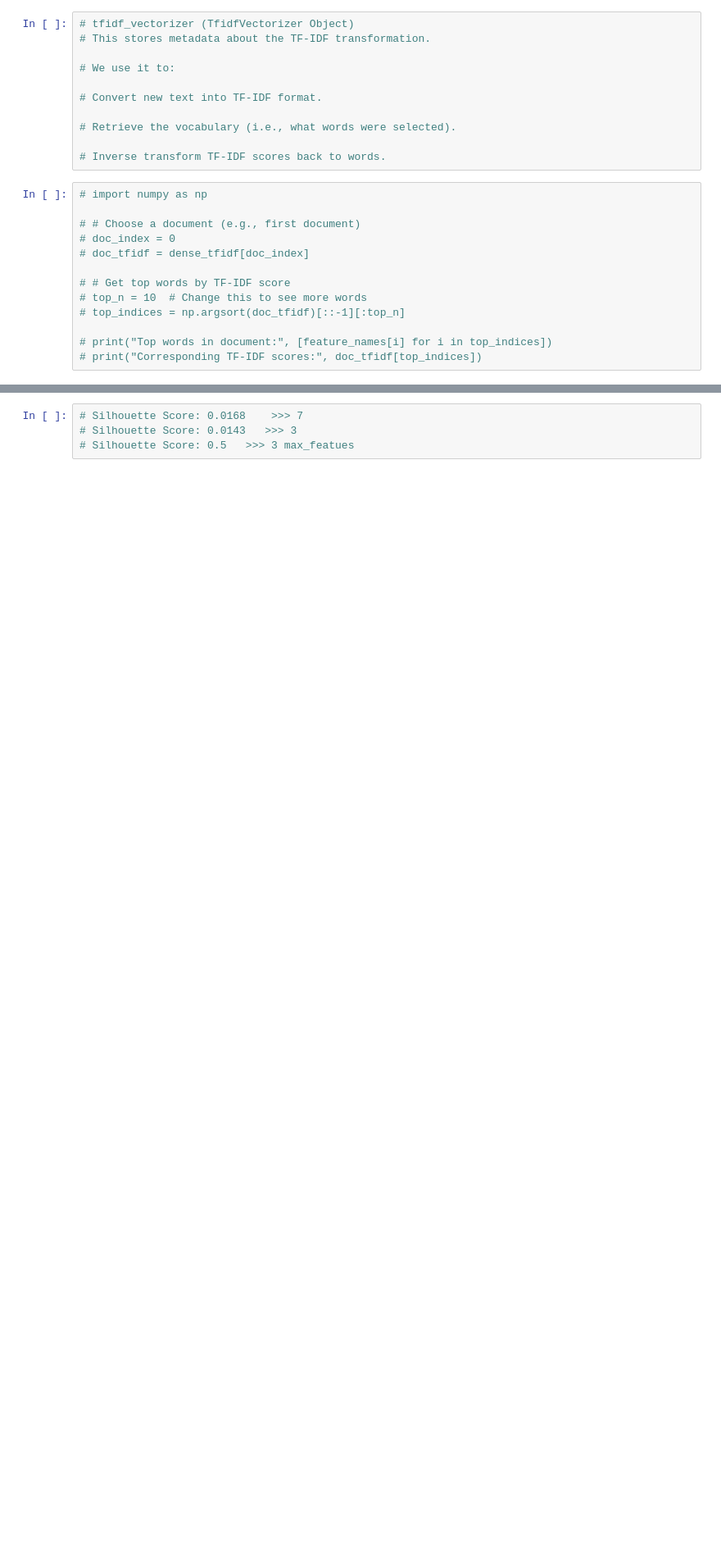
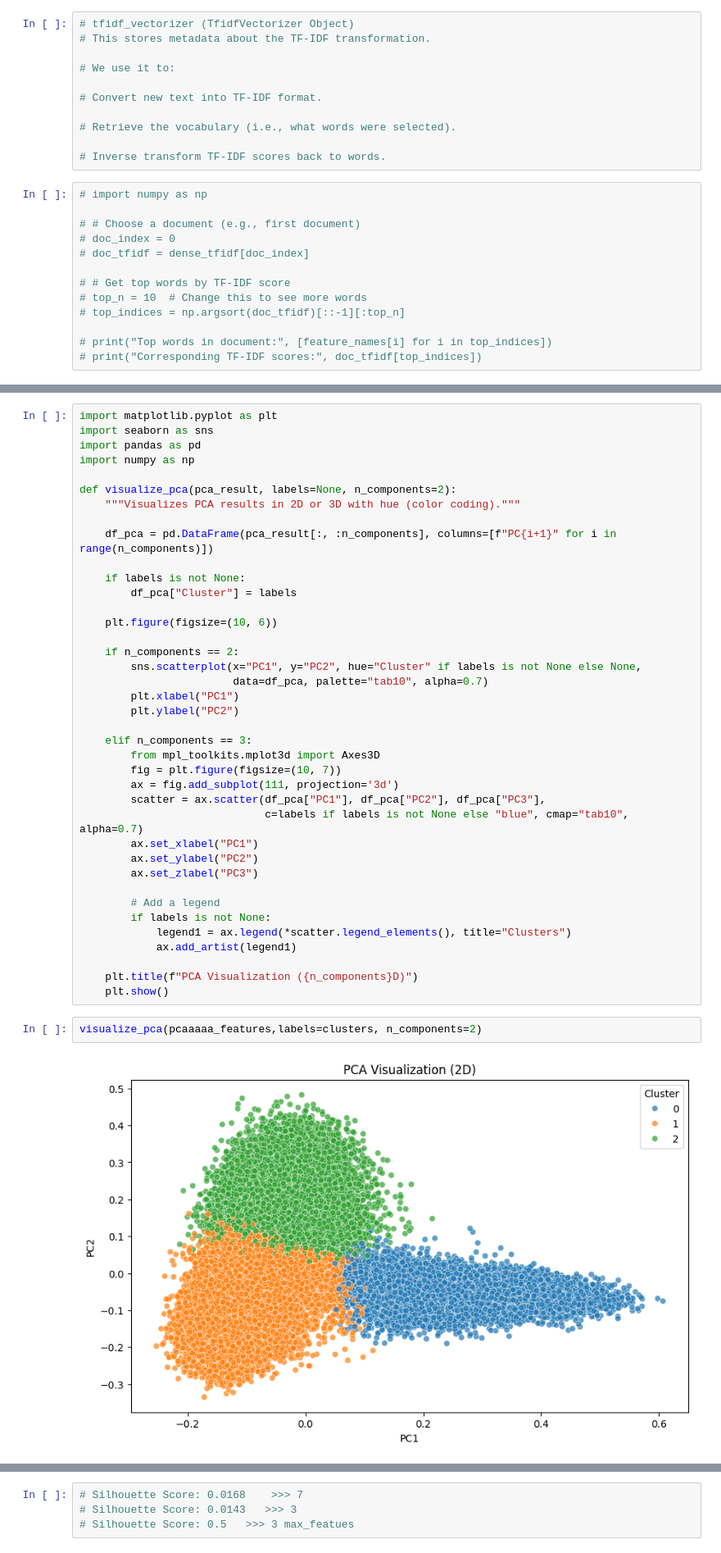
Before and after one commit to ali2yman/Text-Clustering-Project, a Jupyter notebook: Reading_data.ipynb, the cells around one changed output, grey strips where cells are left out. Shown at 82% size. Drawn from its saved outputs; the diff is of its cells as text; blank space fills up the shorter version.

```diff
--- a/Reading_data.ipynb
+++ b/Reading_data.ipynb
@@ -330,0 +448,43 @@ tfidf_matrix, tfidf_vectorizer = compute_tfidf_from_df(df_imported)
+# %%
+import matplotlib.pyplot as plt
+import seaborn as sns
+import pandas as pd
+import numpy as np
+
+def visualize_pca(pca_result, labels=None, n_components=2):
+    """Visualizes PCA results in 2D or 3D with hue (color coding)."""
+
+    df_pca = pd.DataFrame(pca_result[:, :n_components], columns=[f"PC{i+1}" for i in range(n_components)])
+
+    if labels is not None:
+        df_pca["Cluster"] = labels
+
+    plt.figure(figsize=(10, 6))
+
+    if n_components == 2:
+        sns.scatterplot(x="PC1", y="PC2", hue="Cluster" if labels is not None else None,
+                        data=df_pca, palette="tab10", alpha=0.7)
+        plt.xlabel("PC1")
+        plt.ylabel("PC2")
+
+    elif n_components == 3:
+        from mpl_toolkits.mplot3d import Axes3D
+        fig = plt.figure(figsize=(10, 7))
+        ax = fig.add_subplot(111, projection='3d')
+        scatter = ax.scatter(df_pca["PC1"], df_pca["PC2"], df_pca["PC3"],
+                             c=labels if labels is not None else "blue", cmap="tab10", alpha=0.7)
+        ax.set_xlabel("PC1")
+        ax.set_ylabel("PC2")
+        ax.set_zlabel("PC3")
+
+        # Add a legend
+        if labels is not None:
+            legend1 = ax.legend(*scatter.legend_elements(), title="Clusters")
+            ax.add_artist(legend1)
+
+    plt.title(f"PCA Visualization ({n_components}D)")
+    plt.show()
+# %%
+visualize_pca(pcaaaaa_features,labels=clusters, n_components=2)
+# %% [output]
+[figure, added]
```
Also changed, not shown: parts of 14 cells of this notebook, 6 other files.
